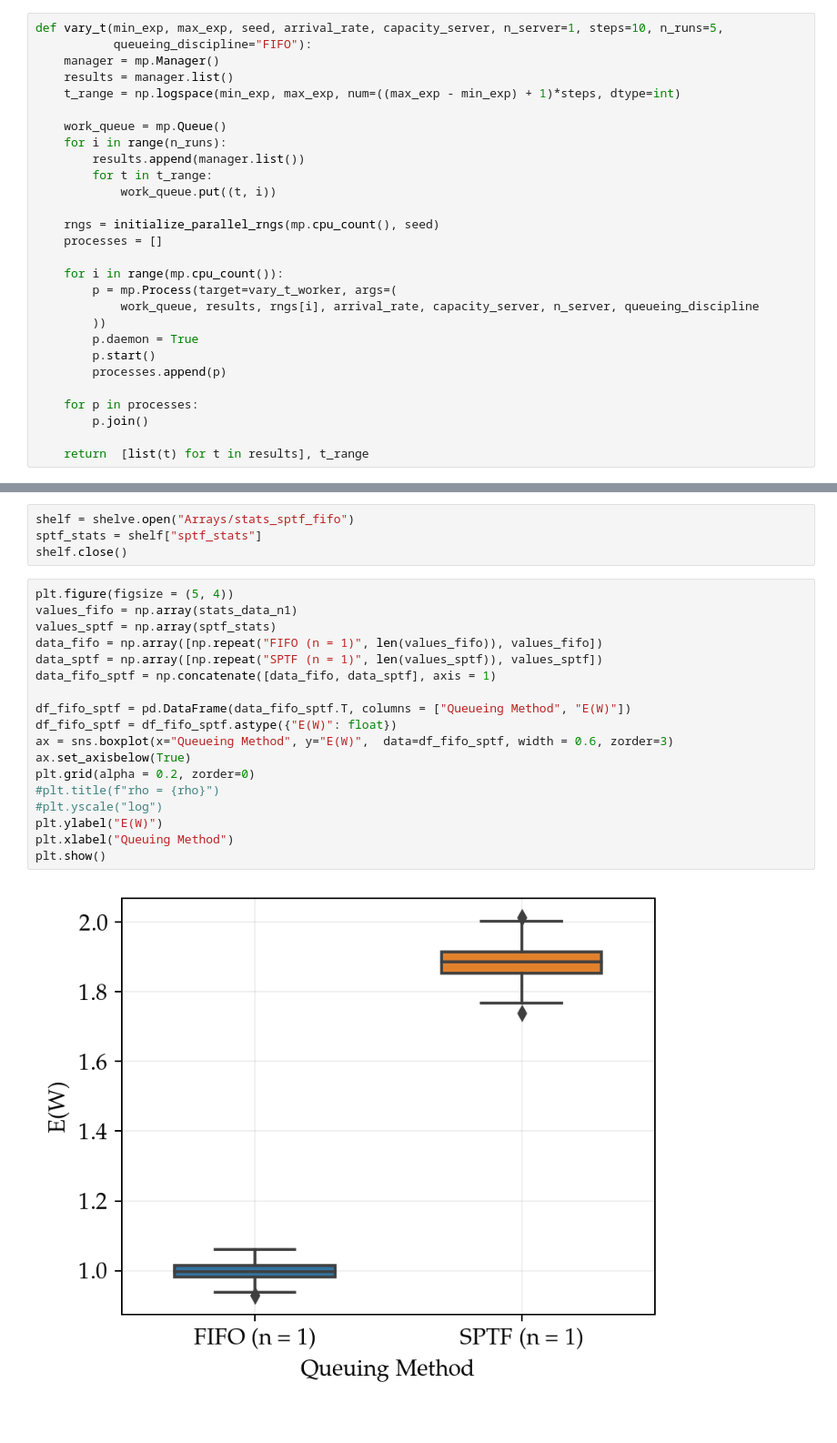
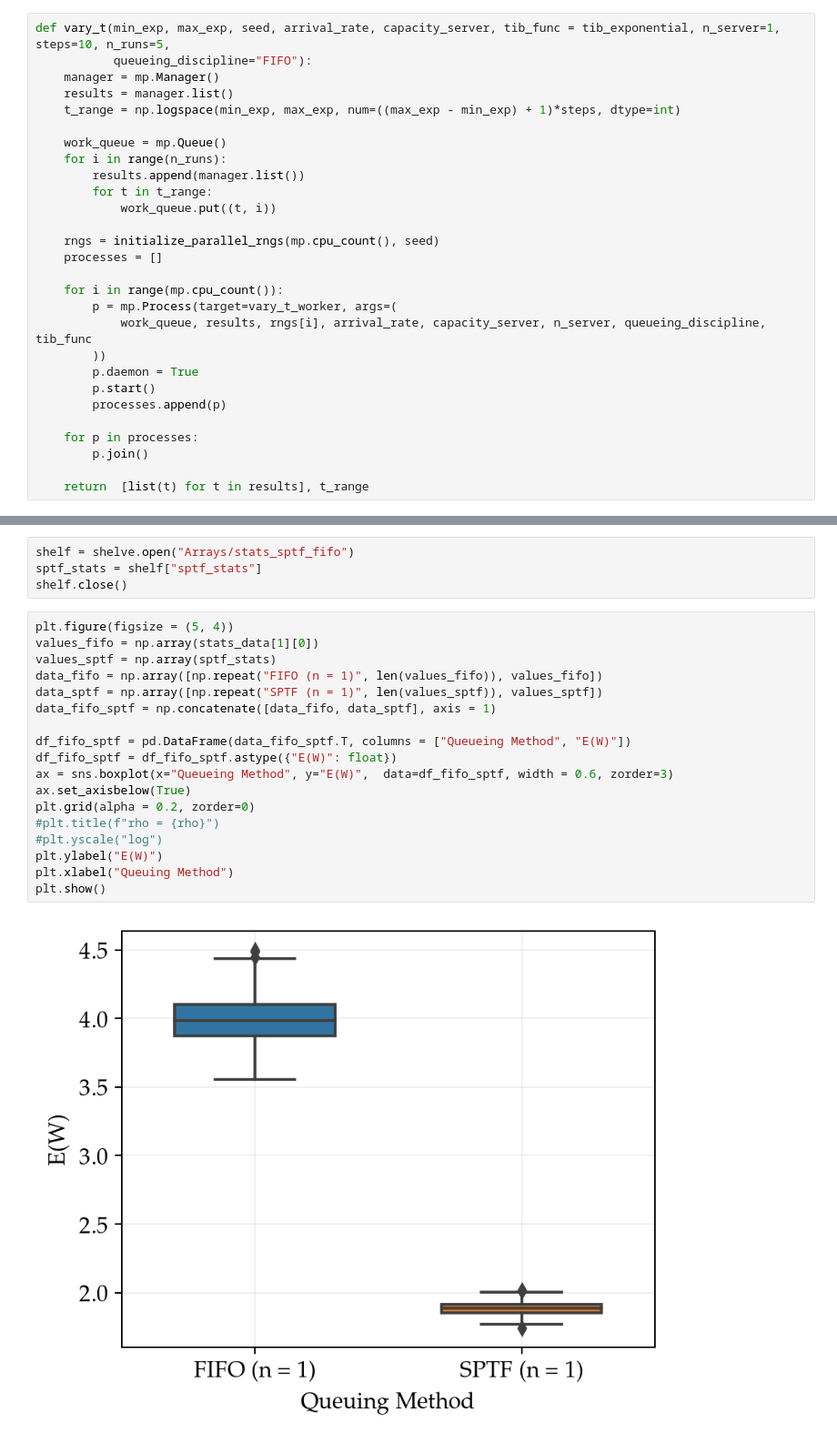
Before and after one commit to Maloup/Stochastic_assignment_2, a Jupyter notebook: Result_visualization.ipynb, the cells around one changed output, grey strips where cells are left out. Shown at 91% size. Cells and saved outputs as stored; diff of their text form.

Commit message:
included the arrays for different distributions and also added in an extra plot

```diff
--- a/Result_visualization.ipynb
+++ b/Result_visualization.ipynb
@@ -64,7 +65,7 @@ def vary_rho(seed, capacity_server, t_length=1e5, n_server=1, steps=20, n_runs=2
 
     return  [list(t) for t in results], rhos
 # %%
-def vary_t(min_exp, max_exp, seed, arrival_rate, capacity_server, n_server=1, steps=10, n_runs=5,
+def vary_t(min_exp, max_exp, seed, arrival_rate, capacity_server, tib_func = tib_exponential, n_server=1, steps=10, n_runs=5,
            queueing_discipline="FIFO"):
     manager = mp.Manager()
     results = manager.list()
@@ -81,7 +82,7 @@ def vary_t(min_exp, max_exp, seed, arrival_rate, capacity_server, n_server=1, st
 
     for i in range(mp.cpu_count()):
         p = mp.Process(target=vary_t_worker, args=(
-            work_queue, results, rngs[i], arrival_rate, capacity_server, n_server, queueing_discipline
+            work_queue, results, rngs[i], arrival_rate, capacity_server, n_server, queueing_discipline, tib_func
         ))
         p.daemon = True
         p.start()
@@ -336,24 +357,24 @@ sptf_stats = shelf["sptf_stats"]
 shelf.close()
 # %%
 plt.figure(figsize = (5, 4))
-values_fifo = np.array(stats_data_n1)
+values_fifo = np.array(stats_data[1][0])
 values_sptf = np.array(sptf_stats)
 data_fifo = np.array([np.repeat("FIFO (n = 1)", len(values_fifo)), values_fifo])
 data_sptf = np.array([np.repeat("SPTF (n = 1)", len(values_sptf)), values_sptf])
 data_fifo_sptf = np.concatenate([data_fifo, data_sptf], axis = 1)
 
 df_fifo_sptf = pd.DataFrame(data_fifo_sptf.T, columns = ["Queueing Method", "E(W)"])
 df_fifo_sptf = df_fifo_sptf.astype({"E(W)": float})
 ax = sns.boxplot(x="Queueing Method", y="E(W)",  data=df_fifo_sptf, width = 0.6, zorder=3)
 ax.set_axisbelow(True)
 plt.grid(alpha = 0.2, zorder=0)
 #plt.title(f"rho = {rho}")
 #plt.yscale("log")
 plt.ylabel("E(W)")
 plt.xlabel("Queuing Method")
 plt.show()
 # %% [output]
-[figure, old version]
+[figure, new version]
 # %%
 sns.histplot(data = df_fifo_sptf, hue="Queueing Method", x="E(W)", alpha=0.4, kde = True, bins=40)
 plt.show()
```
Also changed, not shown: parts of 9 cells of this notebook, 4 other files.
